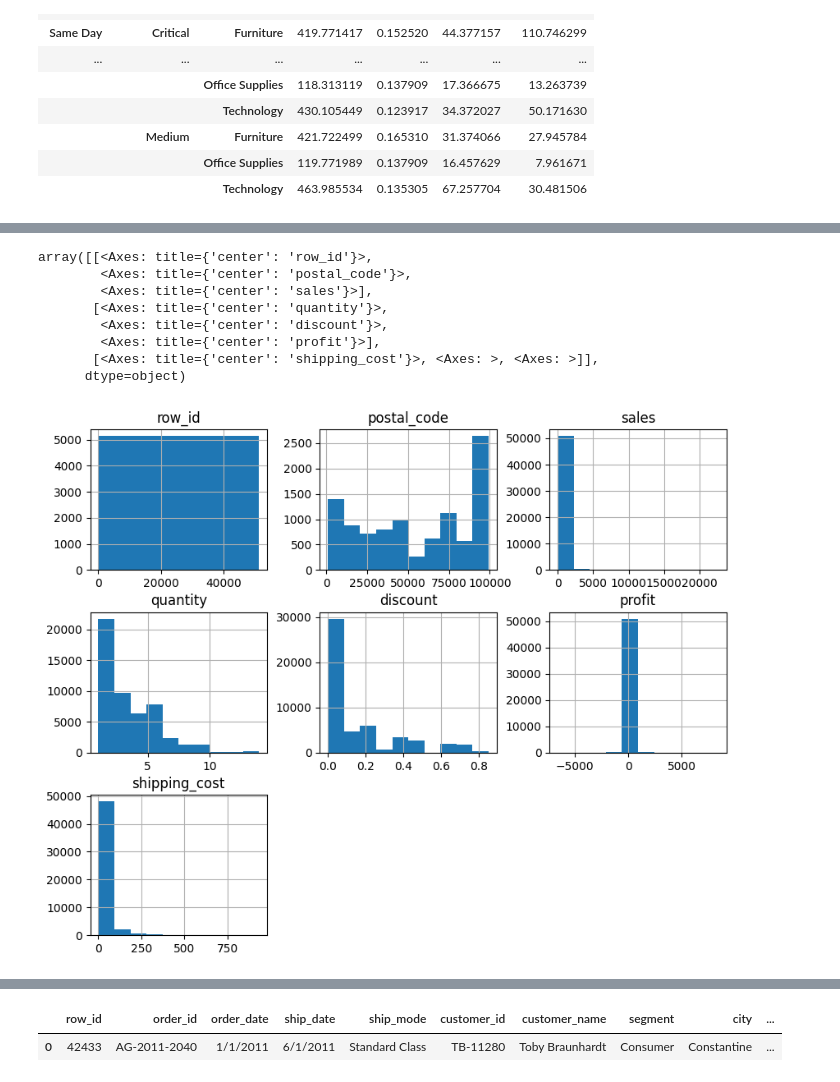
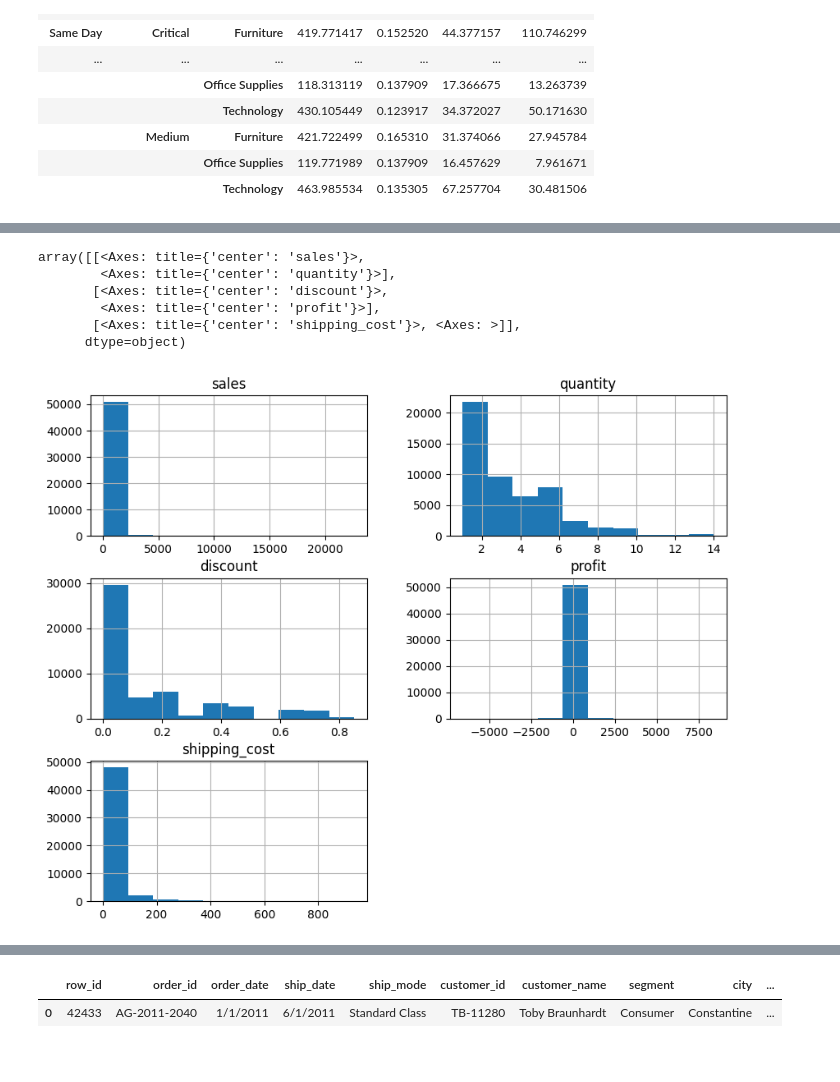
Before and after one commit to TheNurseProgrammer/Proyect_Bedu_Mod4, a Jupyter notebook: Proyecto_Mod4.ipynb, the cells around one changed output, grey strips where cells are left out. Cells and saved outputs as stored; diff of their text form; code cells hidden in the pictures.

```diff
--- a/Proyecto_Mod4.ipynb
+++ b/Proyecto_Mod4.ipynb
@@ -70 +143,3 @@ dtype: int64
+# %%
+df.drop('postal_code', axis=1, inplace=True)
 # %%
@@ -111,0 +189,2 @@ df_na = df.isna().sum()
+# %%
+varc = ['sales', 'quantity', 'discount', 'profit', 'shipping_cost']
@@ -159,12 +257,10 @@ sns.pairplot(df)
 # %%
-df.hist(figsize=(10,8))
+df[varc].hist(figsize=(10,8))
 # %% [output]
-array([[<Axes: title={'center': 'row_id'}>,
-        <Axes: title={'center': 'postal_code'}>,
-        <Axes: title={'center': 'sales'}>],
-       [<Axes: title={'center': 'quantity'}>,
-        <Axes: title={'center': 'discount'}>,
+array([[<Axes: title={'center': 'sales'}>,
+        <Axes: title={'center': 'quantity'}>],
+       [<Axes: title={'center': 'discount'}>,
         <Axes: title={'center': 'profit'}>],
-       [<Axes: title={'center': 'shipping_cost'}>, <Axes: >, <Axes: >]],
+       [<Axes: title={'center': 'shipping_cost'}>, <Axes: >]],
       dtype=object)
-[figure, old version]
+[figure, new version]
```
Also changed, not shown: parts of 61 cells of this notebook.
